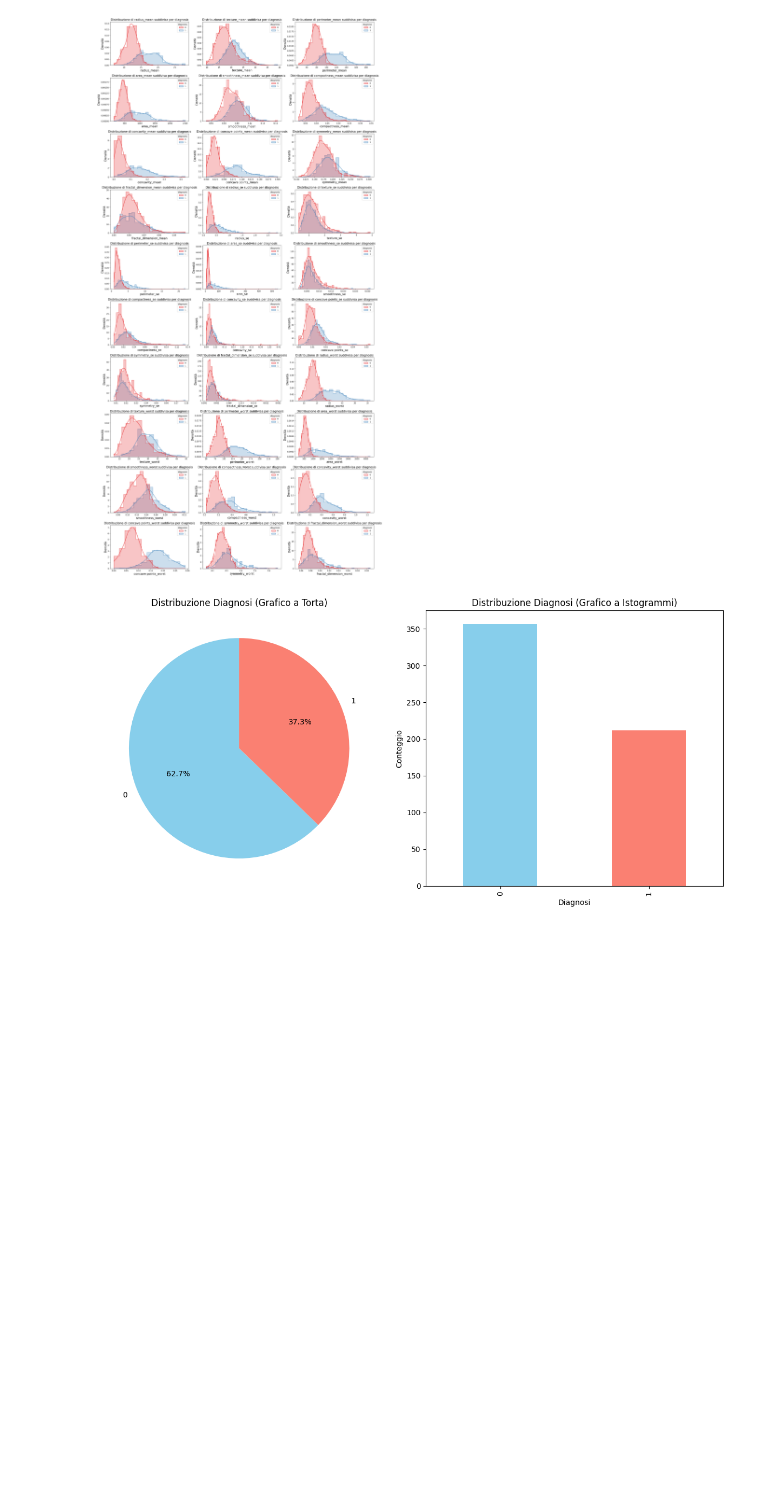
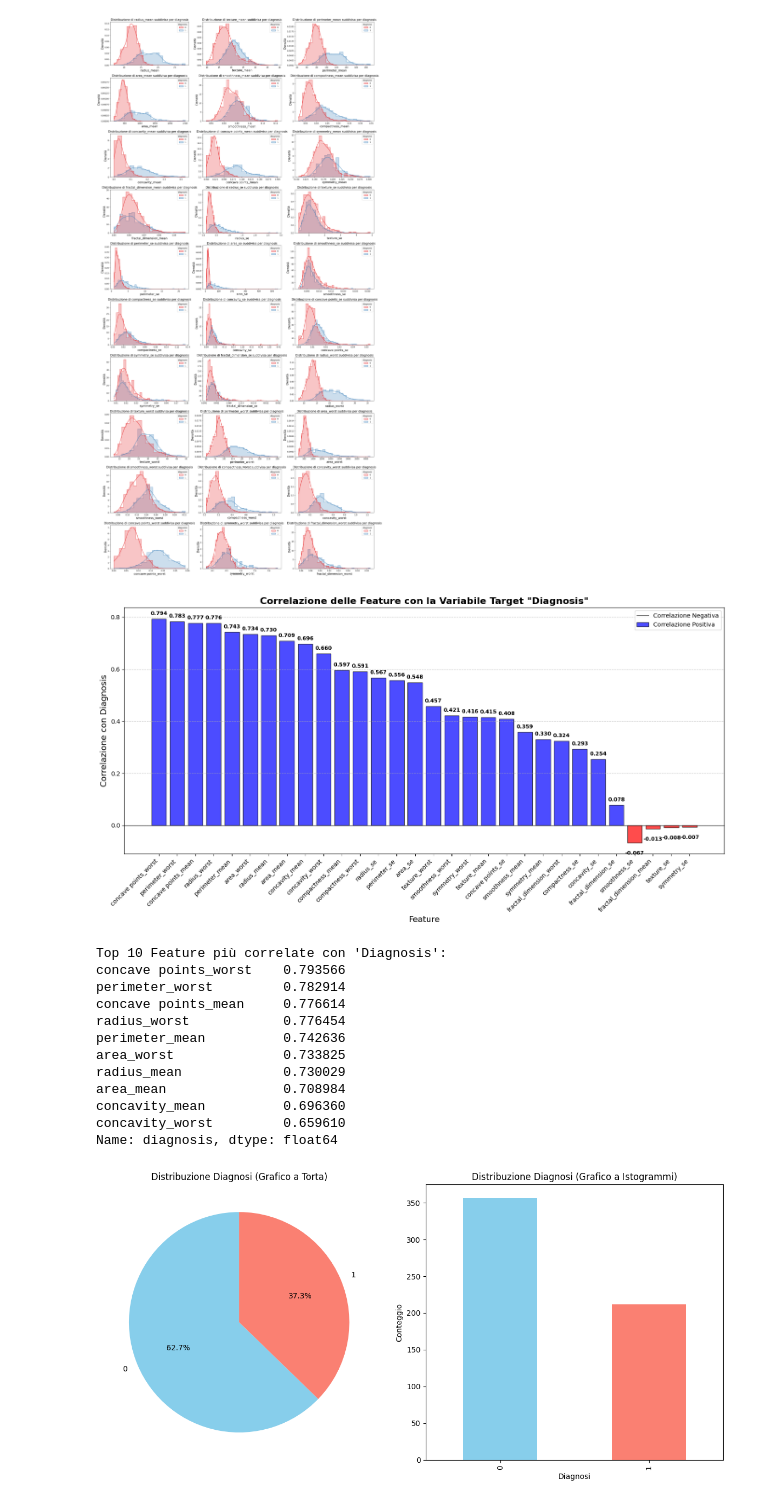
Before and after one commit to NIKFIORE/Progetto-Architettura-dei-dati, a Jupyter notebook: Main.ipynb, the cells around one changed output. Cells and saved outputs as stored; diff of their text form; code cells hidden in the pictures; blank space fills up the shorter version.

```diff
--- a/Main.ipynb
+++ b/Main.ipynb
@@ -191,6 +191,56 @@ plt.savefig("Distribuzione_Features_Numeriche.pdf")
 plt.show()
 # %% [output]
 [figure]
+# %%
+# Calcola la correlazione tra tutte le feature e il target 'diagnosis'
+correlations_with_target = df[numeric_features + ['diagnosis']].corr()['diagnosis'].drop('diagnosis')
+
+# Ordina le correlazioni in valore assoluto (per vedere sia correlazioni positive che negative)
+correlations_sorted = correlations_with_target.reindex(correlations_with_target.abs().sort_values(ascending=False).index)
+
+# Crea il grafico a barre
+plt.figure(figsize=(15, 8))
+colors = ['red' if x < 0 else 'blue' for x in correlations_sorted.values]
+bars = plt.bar(range(len(correlations_sorted)), correlations_sorted.values, color=colors, alpha=0.7, edgecolor='black')
+
+# Personalizza il grafico
+plt.title('Correlazione delle Feature con la Variabile Target "Diagnosis"', fontsize=16, fontweight='bold')
+plt.xlabel('Feature', fontsize=14)
+plt.ylabel('Correlazione con Diagnosis', fontsize=14)
+plt.xticks(range(len(correlations_sorted)), correlations_sorted.index, rotation=45, ha='right')
+plt.grid(axis='y', linestyle='--', alpha=0.7)
+
+# Aggiungi una linea orizzontale a y=0
+plt.axhline(y=0, color='black', linestyle='-', linewidth=0.8)
+
+# Aggiungi i valori sopra ogni barra
+for i, (bar, value) in enumerate(zip(bars, correlations_sorted.values)):
+   plt.text(bar.get_x() + bar.get_width()/2, value + (0.01 if value > 0 else -0.03),
+            f'{value:.3f}', ha='center', va='bottom' if value > 0 else 'top', fontweight='bold', fontsize=9)
+
+# Aggiungi una leggenda
+plt.legend(['Correlazione Negativa', 'Correlazione Positiva'], loc='upper right')
+
+plt.tight_layout()
+plt.show()
+
+# Stampa le top 10 correlazioni più forti (in valore assoluto)
+print("\nTop 10 Feature più correlate con 'Diagnosis':")
+print(correlations_sorted.head(10))
+# %% [output]
+[figure, added]
+Top 10 Feature più correlate con 'Diagnosis':
+concave points_worst    0.793566
+perimeter_worst         0.782914
+concave points_mean     0.776614
+radius_worst            0.776454
+perimeter_mean          0.742636
+area_worst              0.733825
+radius_mean             0.730029
+area_mean               0.708984
+concavity_mean          0.696360
+concavity_worst         0.659610
+Name: diagnosis, dtype: float64
 # %%
 # Plot a torta
 plt.figure(figsize=(12, 6))
```
